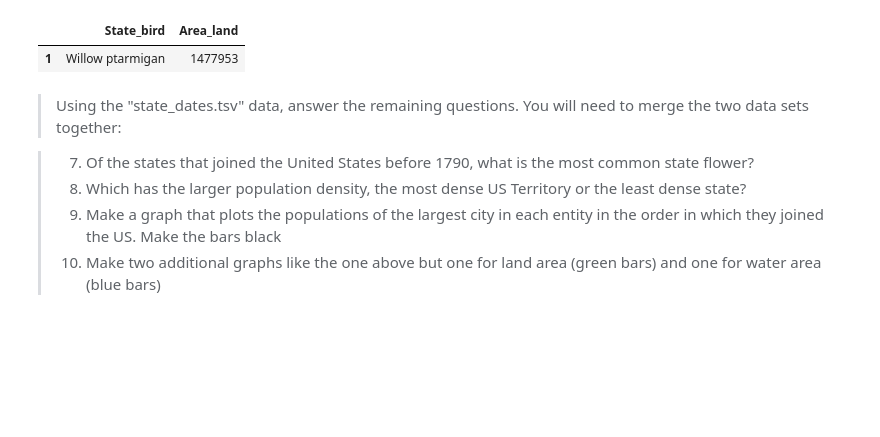
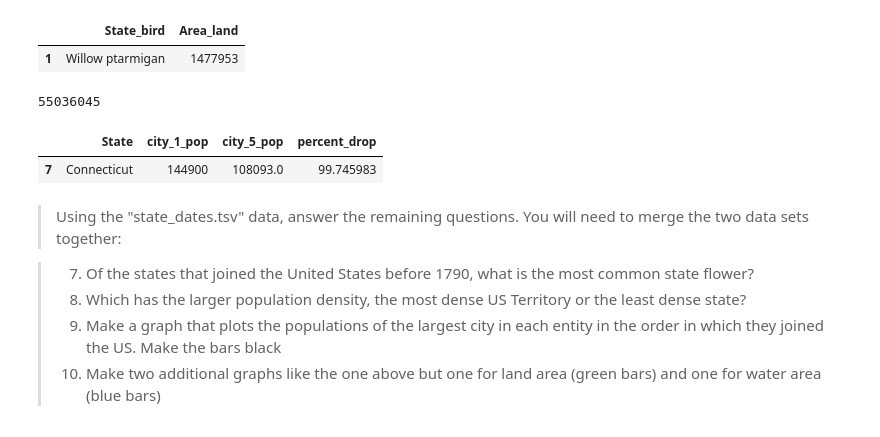
Before and after one commit to AnishSenthilkumar/ds_1300_notebooks, a Jupyter notebook: work/02_assignment.ipynb, the cells around one changed output. Drawn from its saved outputs; the diff is of its cells as text; code cells hidden in the pictures; blank space fills up the shorter version.

```diff
--- a/work/02_assignment.ipynb
+++ b/work/02_assignment.ipynb
@@ -66,6 +66,18 @@ facts[['State_bird','Area_land']].head(1)
 # %% [output]
 |  | State_bird | Area_land |
 | 1 | Willow ptarmigan | 1477953 |
+# %%
+facts.columns
+sum(facts['Capital_pop'] -- facts['city_1_pop'])
+# %% [output]
+55036045
+# %%
+facts['percent_drop'] = 100 - (facts['city_1_pop']-facts['city_5_pop'])/facts['city_1_pop']
+facts.sort_values(by= 'percent_drop',ascending = False,inplace=True)
+facts[['State','city_1_pop','city_5_pop','percent_drop']].head(1)
+# %% [output]
+|  | State | city_1_pop | city_5_pop | percent_drop |
+| 7 | Connecticut | 144900 | 108093.0 | 99.745983 |
 # %% [markdown]
 >Using the "state_dates.tsv" data, answer the remaining questions. You will need to merge the two data sets together:
 
```
